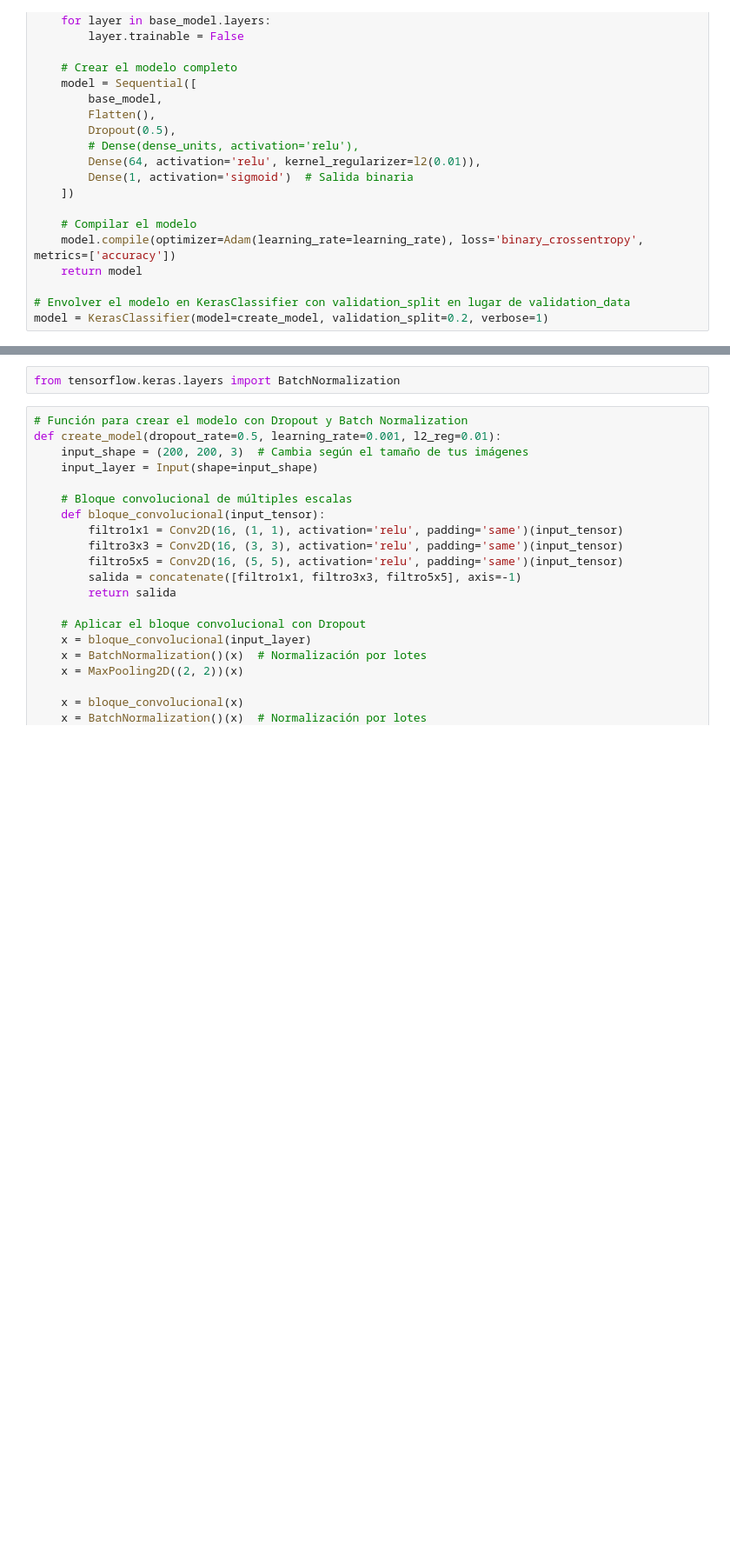
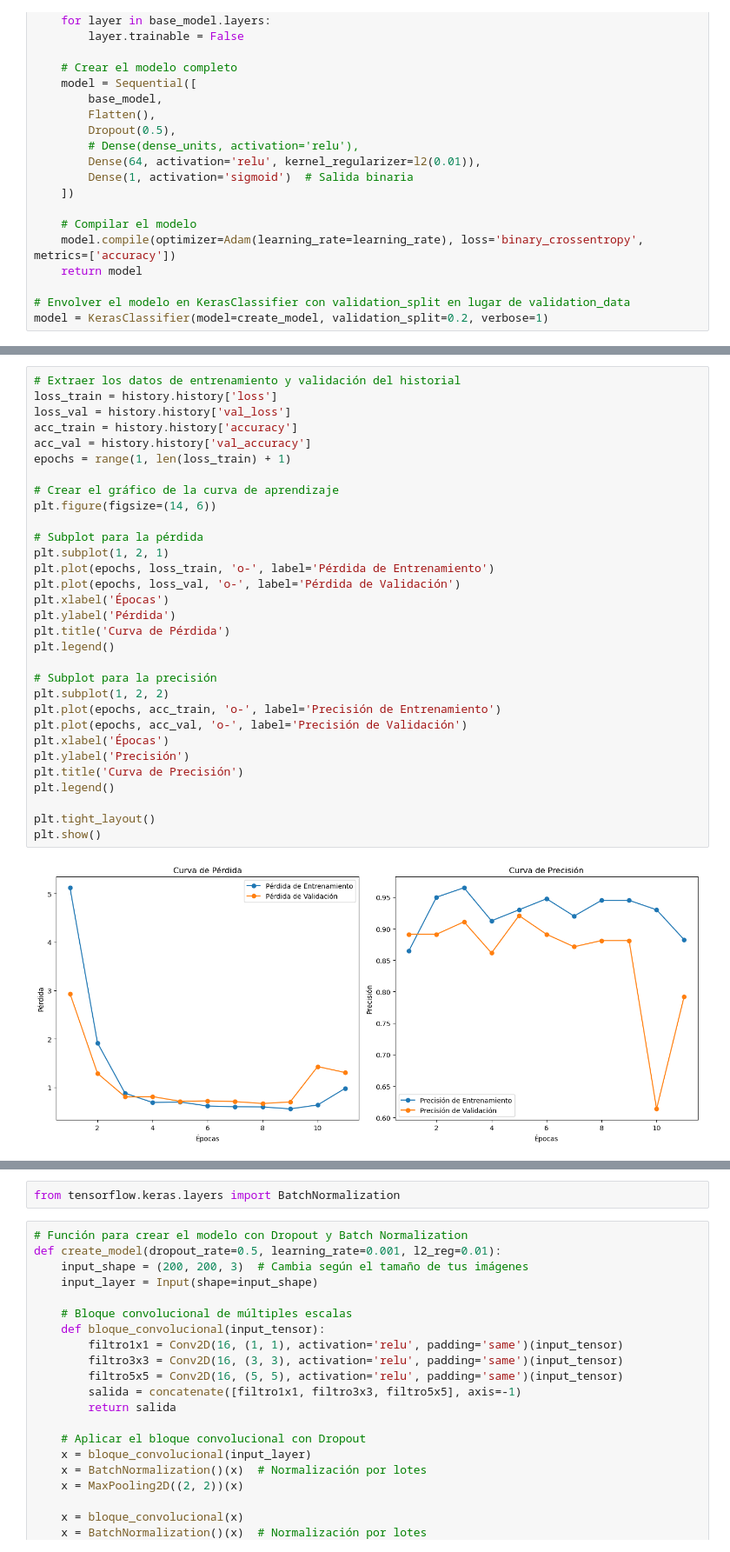
Before and after one commit to yeymix/bootcampIA, a Jupyter notebook: WeaponDetectionProject/RenNC.weapons.ipynb, the cells around one changed output, grey strips where cells are left out. Shown at 87% size. Cells and saved outputs as stored; diff of their text form; blank space fills up the shorter version.

```diff
--- a/WeaponDetectionProject/RenNC.weapons.ipynb
+++ b/WeaponDetectionProject/RenNC.weapons.ipynb
@@ -527,0 +562,33 @@ df_comparaciones = pd.DataFrame(y_pred,y_val)
+# %%
+# Extraer los datos de entrenamiento y validación del historial
+loss_train = history.history['loss']
+loss_val = history.history['val_loss']
+acc_train = history.history['accuracy']
+acc_val = history.history['val_accuracy']
+epochs = range(1, len(loss_train) + 1)
+
+# Crear el gráfico de la curva de aprendizaje
+plt.figure(figsize=(14, 6))
+
+# Subplot para la pérdida
+plt.subplot(1, 2, 1)
+plt.plot(epochs, loss_train, 'o-', label='Pérdida de Entrenamiento')
+plt.plot(epochs, loss_val, 'o-', label='Pérdida de Validación')
+plt.xlabel('Épocas')
+plt.ylabel('Pérdida')
+plt.title('Curva de Pérdida')
+plt.legend()
+
+# Subplot para la precisión
+plt.subplot(1, 2, 2)
+plt.plot(epochs, acc_train, 'o-', label='Precisión de Entrenamiento')
+plt.plot(epochs, acc_val, 'o-', label='Precisión de Validación')
+plt.xlabel('Épocas')
+plt.ylabel('Precisión')
+plt.title('Curva de Precisión')
+plt.legend()
+
+plt.tight_layout()
+plt.show()
+# %% [output]
+[figure, added]
```
Also changed, not shown: parts of 48 cells of this notebook.
